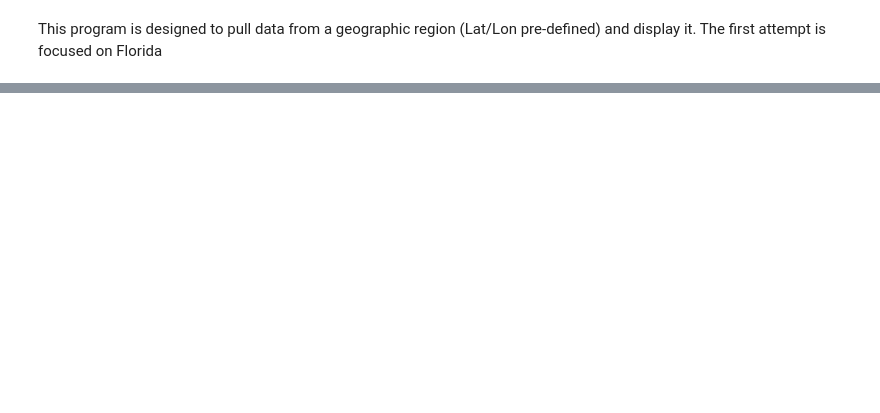
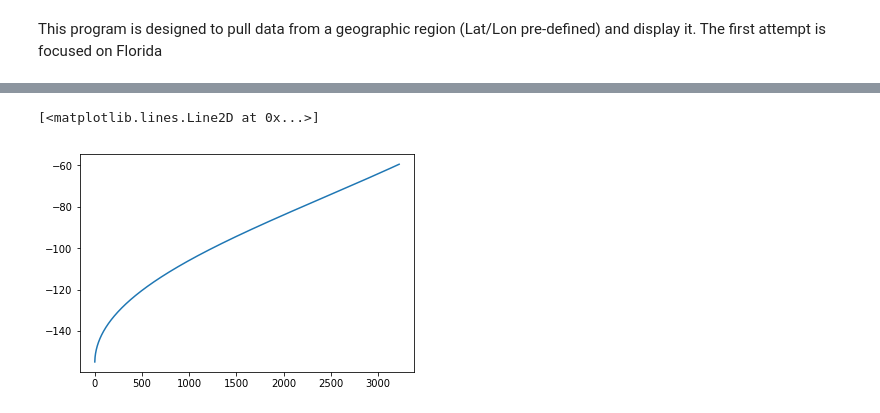
Before and after one commit to thielwx/GLM_Import, a Jupyter notebook: GeoFocus.ipynb, the cells around one changed output, grey strips where cells are left out. Cells and saved outputs as stored; diff of their text form; code cells hidden in the pictures; blank space fills up the shorter version.

```diff
--- a/GeoFocus.ipynb
+++ b/GeoFocus.ipynb
@@ -62,0 +76,5 @@ we = plt.colorbar()
+# %%
+plt.plot(lons[0,25:])
+# %% [output]
+[<matplotlib.lines.Line2D at 0x...>]
+[figure, added]
```
Also changed, not shown: parts of 14 cells of this notebook, 2 other files.
